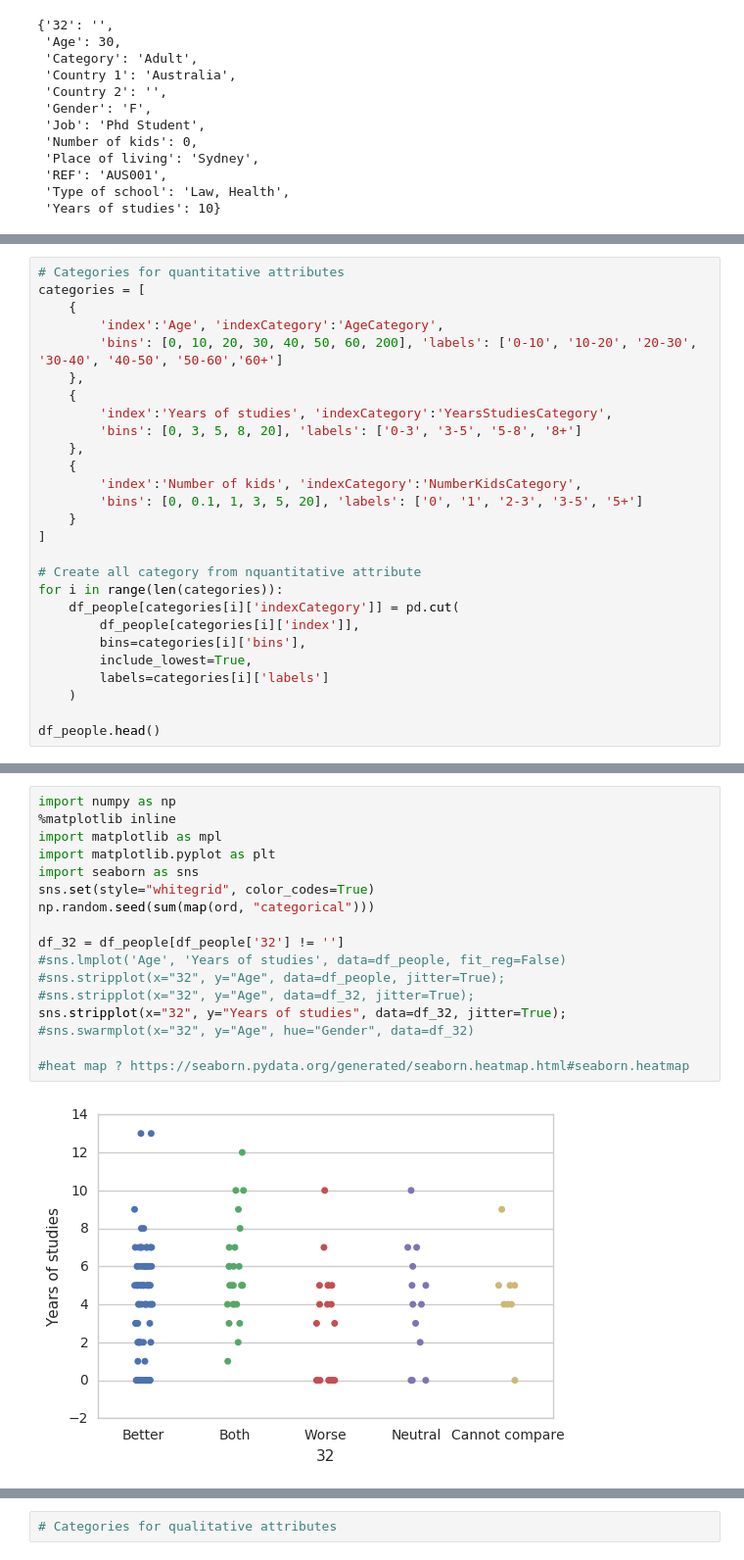
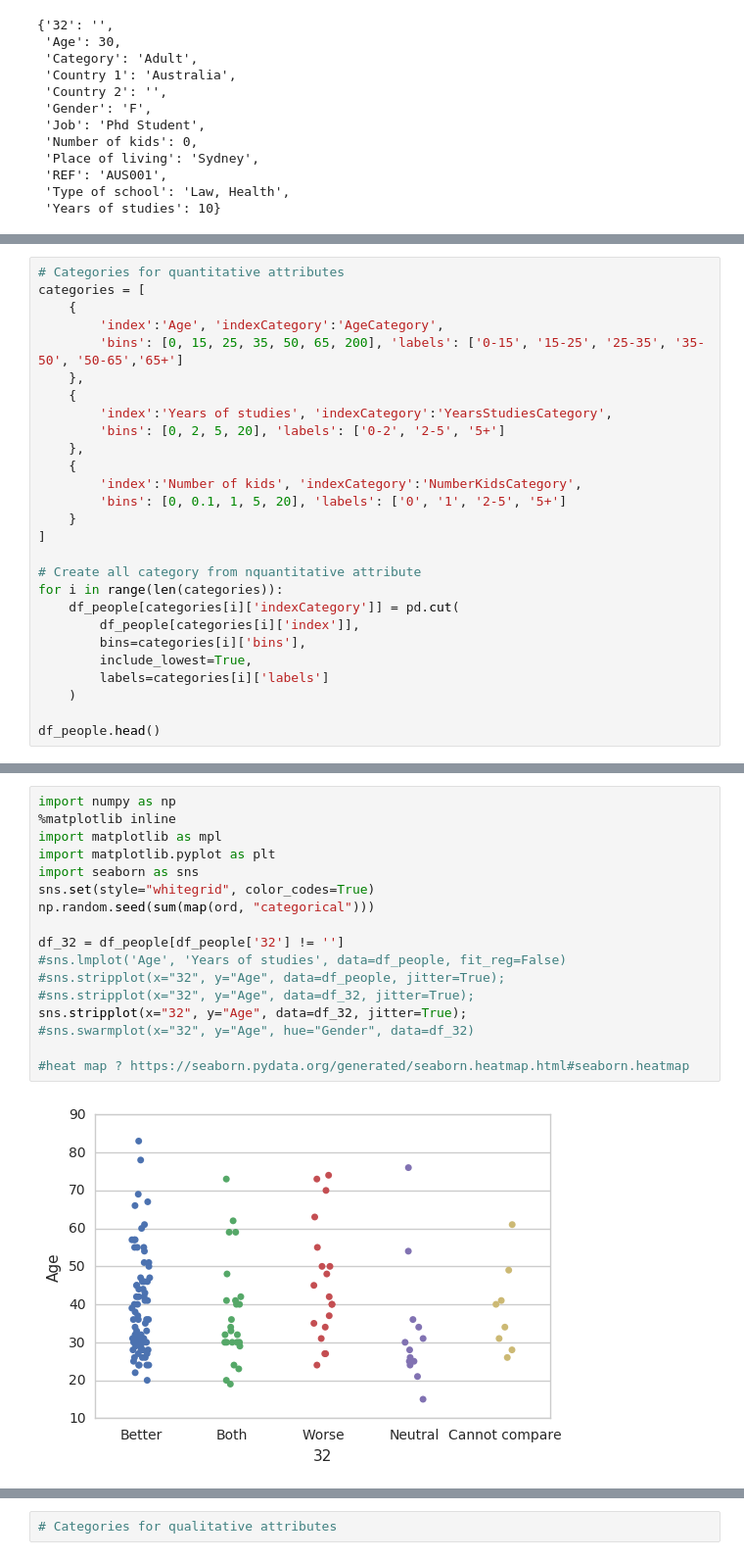
Before and after one commit to emaulandi/20-questions-to-the-world-data, a Jupyter notebook: 20Q_analysis.ipynb, the cells around one changed output, grey strips where cells are left out. Shown: that part at 98% size. Drawn from its saved outputs; the diff is of its cells as text.

```diff
--- a/20Q_analysis.ipynb
+++ b/20Q_analysis.ipynb
@@ -84,15 +84,15 @@ df_people.head()
 categories = [
     {
         'index':'Age', 'indexCategory':'AgeCategory',
-        'bins': [0, 10, 20, 30, 40, 50, 60, 200], 'labels': ['0-10', '10-20', '20-30', '30-40', '40-50', '50-60','60+']
+        'bins': [0, 15, 25, 35, 50, 65, 200], 'labels': ['0-15', '15-25', '25-35', '35-50', '50-65','65+']
     },
     {
         'index':'Years of studies', 'indexCategory':'YearsStudiesCategory',
-        'bins': [0, 3, 5, 8, 20], 'labels': ['0-3', '3-5', '5-8', '8+']
+        'bins': [0, 2, 5, 20], 'labels': ['0-2', '2-5', '5+']
     },
     {
         'index':'Number of kids', 'indexCategory':'NumberKidsCategory',
-        'bins': [0, 0.1, 1, 3, 5, 20], 'labels': ['0', '1', '2-3', '3-5', '5+']
+        'bins': [0, 0.1, 1, 5, 20], 'labels': ['0', '1', '2-5', '5+']
     }
 ]
 
@@ -116,19 +118,19 @@ df_people.head()
 # %%
 import numpy as np
 %matplotlib inline
 import matplotlib as mpl
 import matplotlib.pyplot as plt
 import seaborn as sns
 sns.set(style="whitegrid", color_codes=True)
 np.random.seed(sum(map(ord, "categorical")))
 
 df_32 = df_people[df_people['32'] != '']
 #sns.lmplot('Age', 'Years of studies', data=df_people, fit_reg=False)
 #sns.stripplot(x="32", y="Age", data=df_people, jitter=True);
 #sns.stripplot(x="32", y="Age", data=df_32, jitter=True);
-sns.stripplot(x="32", y="Years of studies", data=df_32, jitter=True);
+sns.stripplot(x="32", y="Age", data=df_32, jitter=True);
 #sns.swarmplot(x="32", y="Age", hue="Gender", data=df_32)
 
 #heat map ? https://seaborn.pydata.org/generated/seaborn.heatmap.html#seaborn.heatmap
 # %% [output]
-[figure, old version]
+[figure, new version]
```
Also changed, not shown: parts of 9 cells of this notebook.
